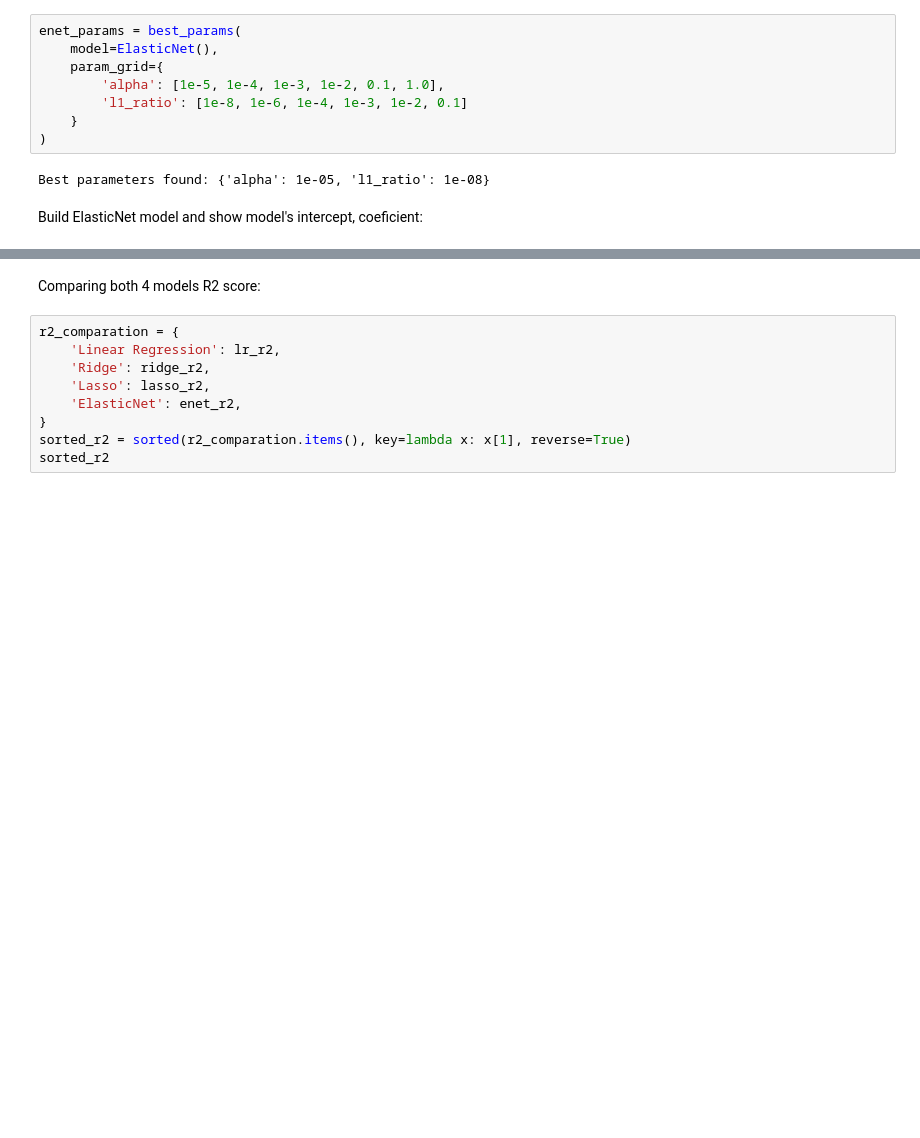
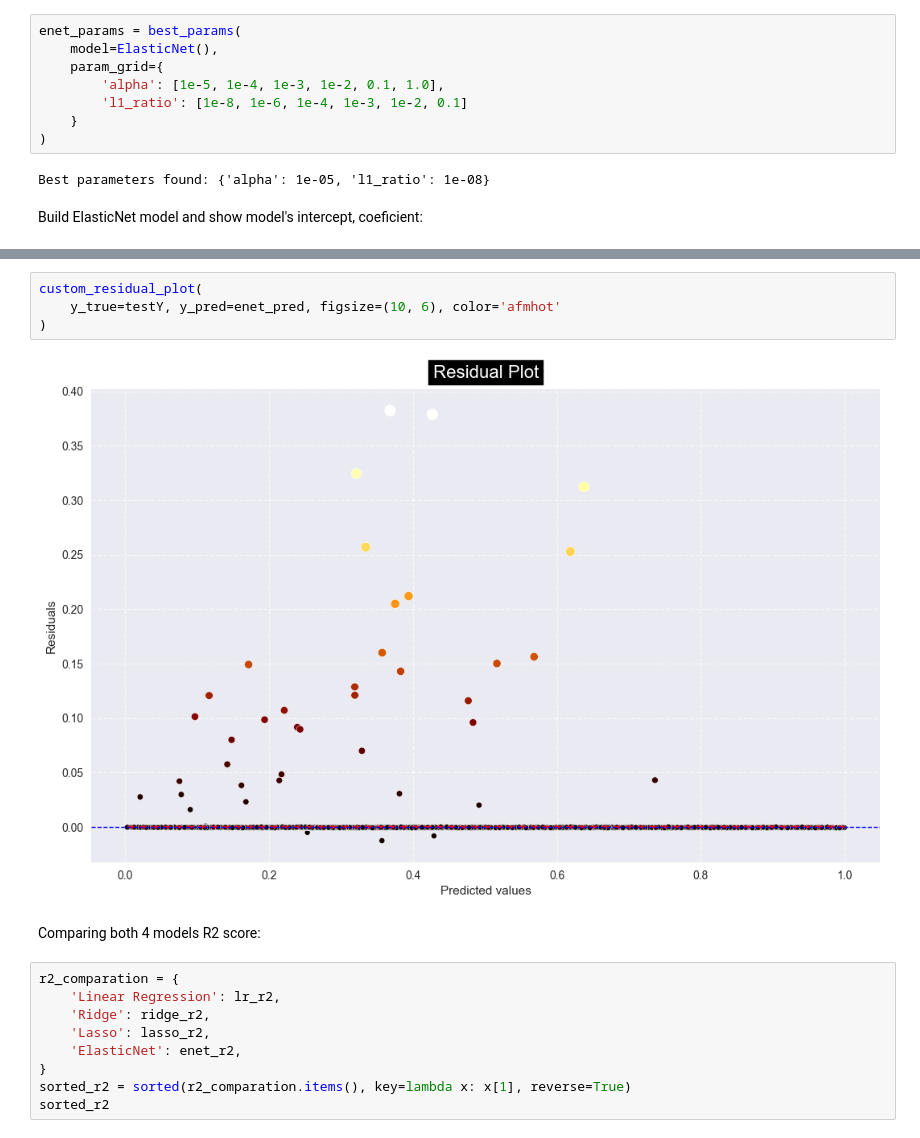
Before and after one commit to ttnghii/Machine-Learning-Basics-Models, a Jupyter notebook: supervised/linear_regression/predict_house_loan.ipynb, the cells around one changed output, grey strips where cells are left out. Drawn from its saved outputs; the diff is of its cells as text; blank space fills up the shorter version.

```diff
--- a/supervised/linear_regression/predict_house_loan.ipynb
+++ b/supervised/linear_regression/predict_house_loan.ipynb
@@ -577,6 +578,12 @@ R2 score: 0.9983
 Model Coefficent:
 -0.0019035487286941455
 Model Intercept: 0.10852089927115205
+# %%
+custom_residual_plot(
+    y_true=testY, y_pred=enet_pred, figsize=(10, 6), color='afmhot'
+)
+# %% [output]
+[figure, added]
 # %% [markdown]
 Comparing both 4 models R2 score:
 # %%
```
Also changed, not shown: parts of 10 cells of this notebook.
